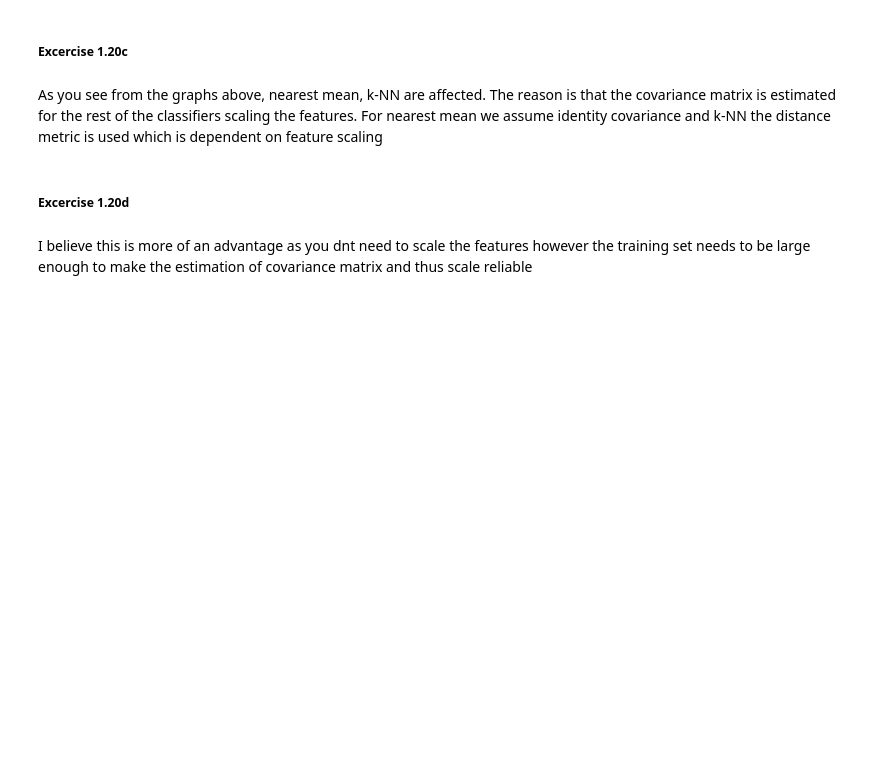
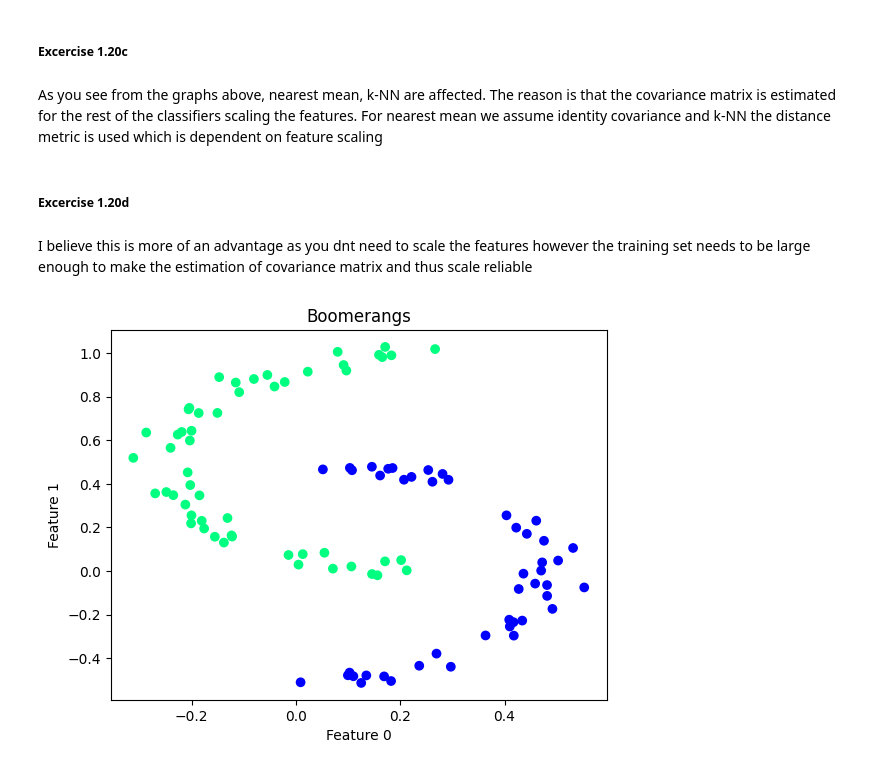
Before and after one commit to AJ730/MachineLearningExcercises, a Jupyter notebook: Excercises/Lab1.ipynb, the cells around one changed output. Cells and saved outputs as stored; diff of their text form; code cells hidden in the pictures; blank space fills up the shorter version.

```diff
--- a/Excercises/Lab1.ipynb
+++ b/Excercises/Lab1.ipynb
@@ -265,3 +265,8 @@ As you see from the graphs above, nearest mean, k-NN are affected. The reason is
 ##### Excercise 1.20d
 # %% [markdown]
 I believe this is more of an advantage as you dnt need to scale the features however the training set needs to be large enough to make the estimation of covariance matrix and thus scale reliable
+# %%
+dataset = pr.boomerangs()
+pr.scatterd(dataset)
+# %% [output]
+[figure, added]
```
Also changed, not shown: parts of 4 cells of this notebook, 50 other files.
